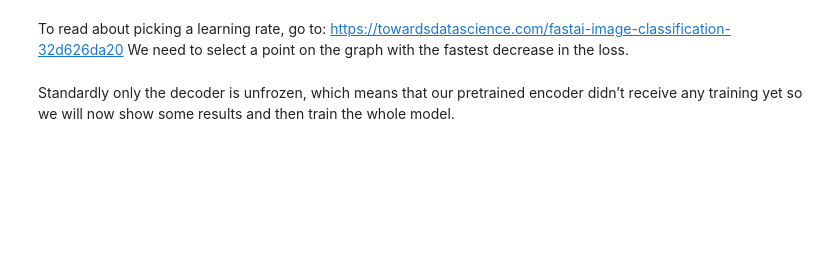
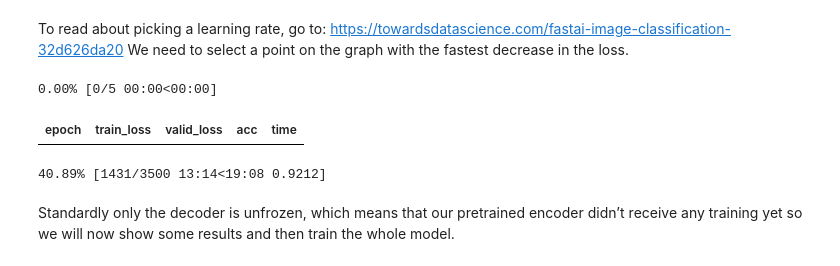
Before and after one commit to RuslanAgishev/robot_scene_understanding, a Jupyter notebook: Semantic_Segmentation/UNet/fastai/fastai_berkeley.ipynb, the cells around one changed output. Saved outputs shown, nothing was run; the diff lists cells and outputs as text; code cells hidden in the pictures; blank space fills up the shorter version.

```diff
--- a/Semantic_Segmentation/UNet/fastai/fastai_berkeley.ipynb
+++ b/Semantic_Segmentation/UNet/fastai/fastai_berkeley.ipynb
@@ -190,7 +175,14 @@ wd=1e-5 # weight decay
+# %%
+iou = partial(dice, iou=True)
+f_score = partial(fbeta, thresh=0.2)
+# metrics=[acc, iou, f_score]
+metrics=[acc]
+
+wd=1e-5 # weight decay
 # %% [markdown]
 To create a U-NET in FastAI the unet_learner class can be used. We not only going to pass it our data but we will also specify an encoder-network (Resnet34 in our case), our accuracy function as well as a weight-decay
 # %%
-learn = unet_learner(data, models.resnet34, metrics=metrics, wd=wd)
+learn = unet_learner(data, models.resnet34, metrics=metrics, wd=wd).to_fp16()
 # %% [markdown]
 With our model ready to go we can now search for a fitting learning rate and then start training our model
 # %%
@@ -203,8 +199,14 @@ We need to select a point on the graph with the fastest decrease in the loss.
 # %%
 lr=3e-3 # pick a learning rate
 # %%
-learn.fit_one_cycle(10, slice(lr),
-                    callbacks=[SaveModelCallback(learn, name='best_model', every='epoch', monitor='accuracy')])#, pct_start=0.9) # train model
+learn.fit_one_cycle(5, slice(lr), pct_start=0.9)
+
+# learn.fit_one_cycle(10, slice(lr),
+#                     callbacks=[SaveModelCallback(learn, name='best_model', every='epoch', monitor='accuracy')])#, pct_start=0.9) # train model
+# %% [output]
+0.00% [0/5 00:00<00:00]
+| epoch | train_loss | valid_loss | acc | time |
+40.89% [1431/3500 13:14<19:08 0.9212]
 # %% [markdown]
 Standardly only the decoder is unfrozen, which means that our pretrained encoder didn’t receive any training yet so we will now show some results and then train the whole model.
 # %%
```
Also changed, not shown: parts of 38 cells of this notebook.
